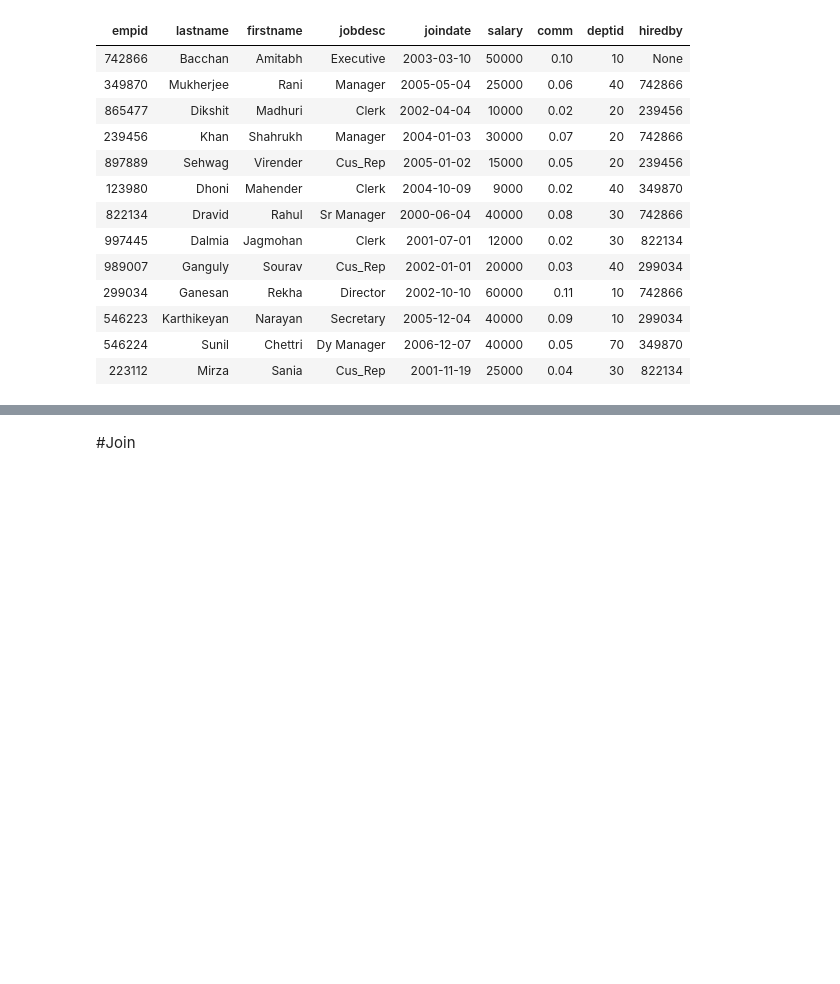
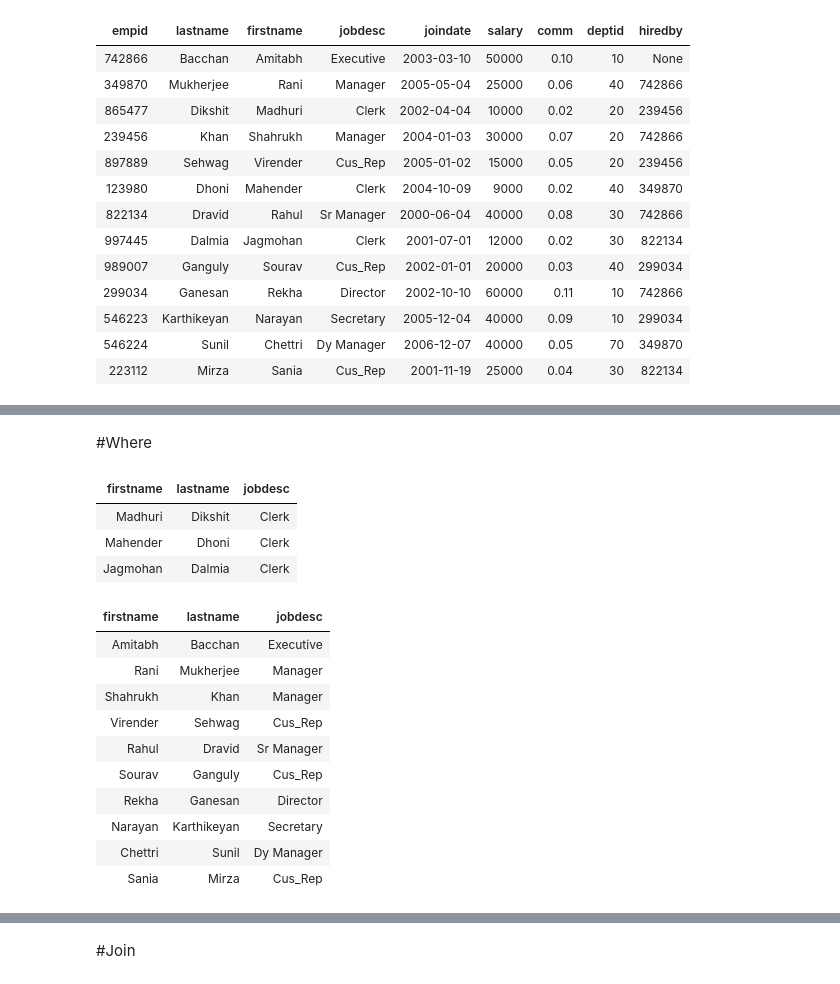
Before and after one commit to Praxis-QR/RDWH, a Jupyter notebook: PostgreSQL_02_Basic_SQL.ipynb, the cells around one changed output, grey strips where cells are left out. Drawn from its saved outputs; the diff is of its cells as text; code cells hidden in the pictures; blank space fills up the shorter version.

```diff
--- a/PostgreSQL_02_Basic_SQL.ipynb
+++ b/PostgreSQL_02_Basic_SQL.ipynb
@@ -202,0 +251,23 @@ runSelect('select * from empl')
+# %% [markdown]
+#Where
+# %%
+runSelect("select firstname, lastname, jobdesc from empl where jobdesc = 'Clerk'")
+# %% [output]
+| firstname | lastname | jobdesc |
+| Madhuri | Dikshit | Clerk |
+| Mahender | Dhoni | Clerk |
+| Jagmohan | Dalmia | Clerk |
+# %%
+runSelect("select firstname, lastname, jobdesc from empl where jobdesc != 'Clerk'")
+# %% [output]
+| firstname | lastname | jobdesc |
+| Amitabh | Bacchan | Executive |
+| Rani | Mukherjee | Manager |
+| Shahrukh | Khan | Manager |
+| Virender | Sehwag | Cus_Rep |
+| Rahul | Dravid | Sr Manager |
+| Sourav | Ganguly | Cus_Rep |
+| Rekha | Ganesan | Director |
+| Narayan | Karthikeyan | Secretary |
+| Chettri | Sunil | Dy Manager |
+| Sania | Mirza | Cus_Rep |
```
Also changed, not shown: parts of 9 cells of this notebook.
